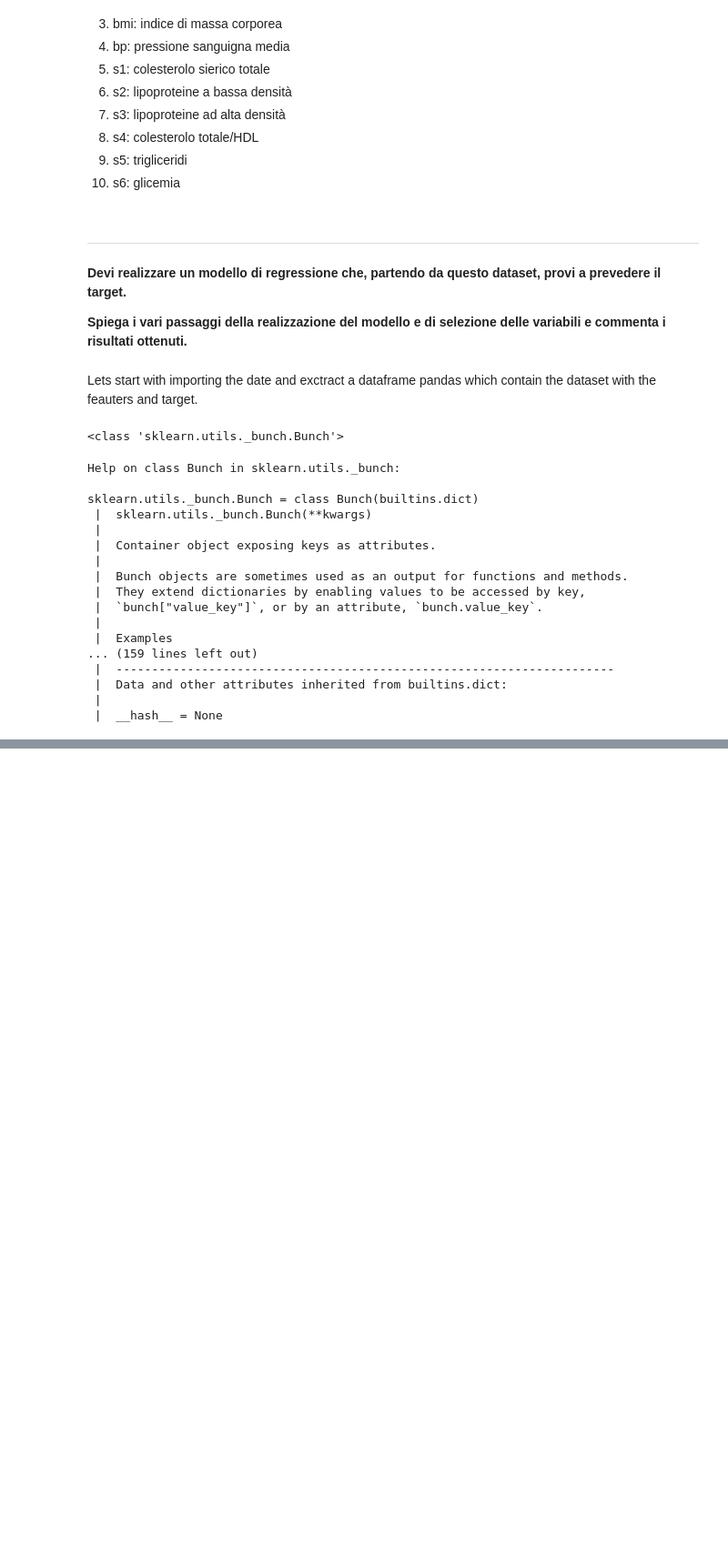
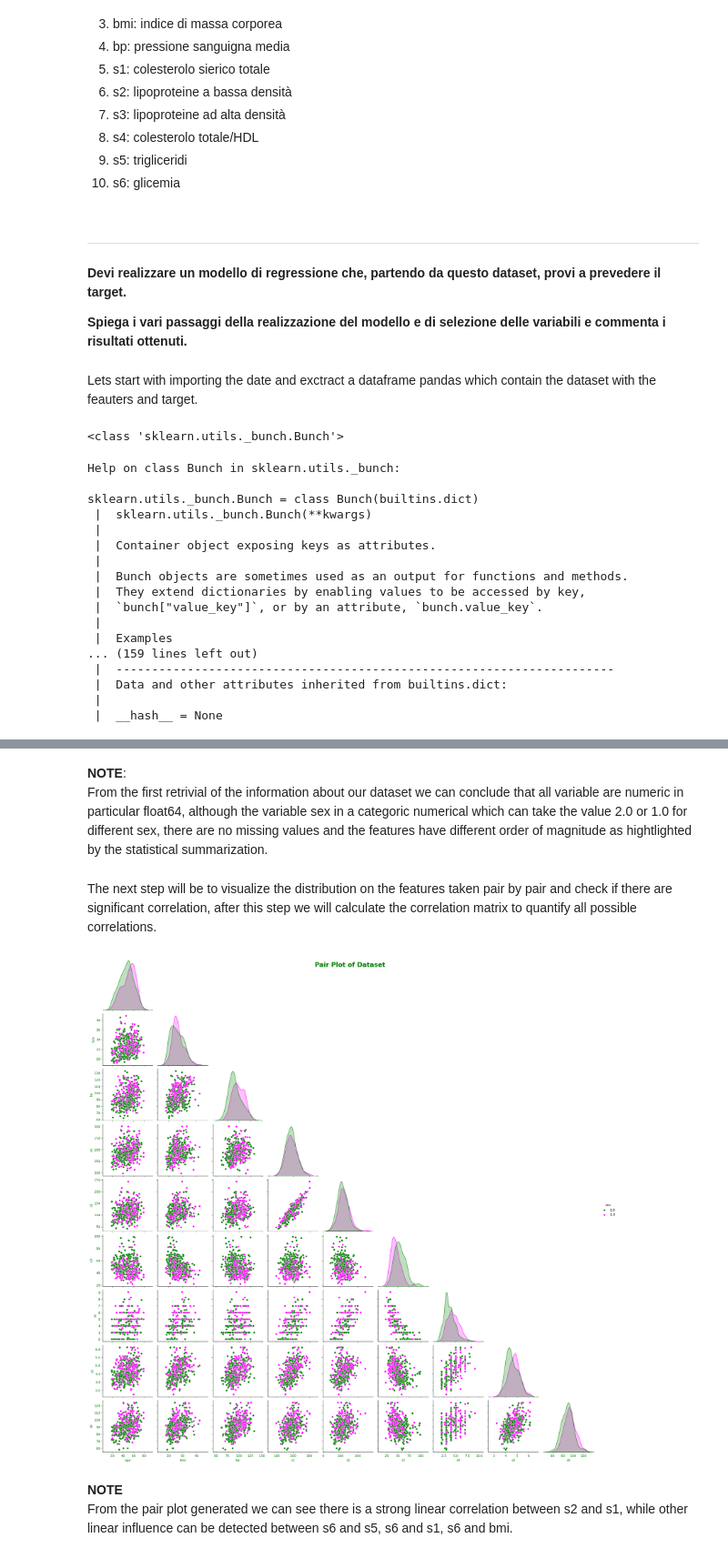
Before and after one commit to kozen88/Diabetes_Onward_Monitor, a Jupyter notebook: diabetes_regression.ipynb, the cells around one changed output, grey strips where cells are left out. Shown at 91% size. Cells and saved outputs as stored; diff of their text form; code cells hidden in the pictures; blank space fills up the shorter version.

Commit message:
data exploratory fase basic information

```diff
--- a/diabetes_regression.ipynb
+++ b/diabetes_regression.ipynb
@@ -37,7 +38,7 @@ from sklearn.datasets import load_diabetes
 Lets start with importing the date and exctract a dataframe pandas which contain the dataset with the feauters and target.
 # %%
 # getting a bunch object similar to a dictonary in python
-diabetes_bunch = load_diabetes(as_frame=True)
+diabetes_bunch = load_diabetes(as_frame=True, scaled=False)
 # %%
 # take a look at the type
 print(type(diabetes_bunch))
@@ -83,0 +149,22 @@ df
+# %% [markdown]
+**NOTE**:<br>
+From the first retrivial of the information about our dataset we can conclude that all variable are numeric in particular float64, although the variable sex in a categoric numerical which can take the value 2.0 or 1.0 for different sex, there are no missing values and the features have different order of magnitude as hightlighted by the statistical summarization.
+# %% [markdown]
+The next step will be to visualize the distribution on the features taken pair by pair and check if there are significant correlation, after this step we will calculate the correlation  matrix to quantify all possible correlations.
+# %%
+# Lets generate the pair plot which is a scatter plot for each pair of feature present in the dataset
+# we are setting a different color for male and female obseravation
+sns.pairplot(df, corner=True, hue='sex', palette={1.0: 'green', 2.0: 'fuchsia'})
+plt.suptitle('Pair Plot of Dataset', fontsize=20, color="green", fontweight='bold')
+
+for ax in plt.gcf().get_axes():
+    ax.tick_params(axis='both', colors='green')
+    ax.set_xlabel(ax.get_xlabel(), color='green')
+    ax.set_ylabel(ax.get_ylabel(), color='green')
+
+plt.show()
+# %% [output]
+[figure, added]
+# %% [markdown]
+**NOTE**<br>
+From the pair plot generated we can see there is a strong linear correlation between s2 and s1, while other linear influence can be detected between s6 and s5, s6 and s1, s6 and bmi.
```
Also changed, not shown: parts of 9 cells of this notebook.
